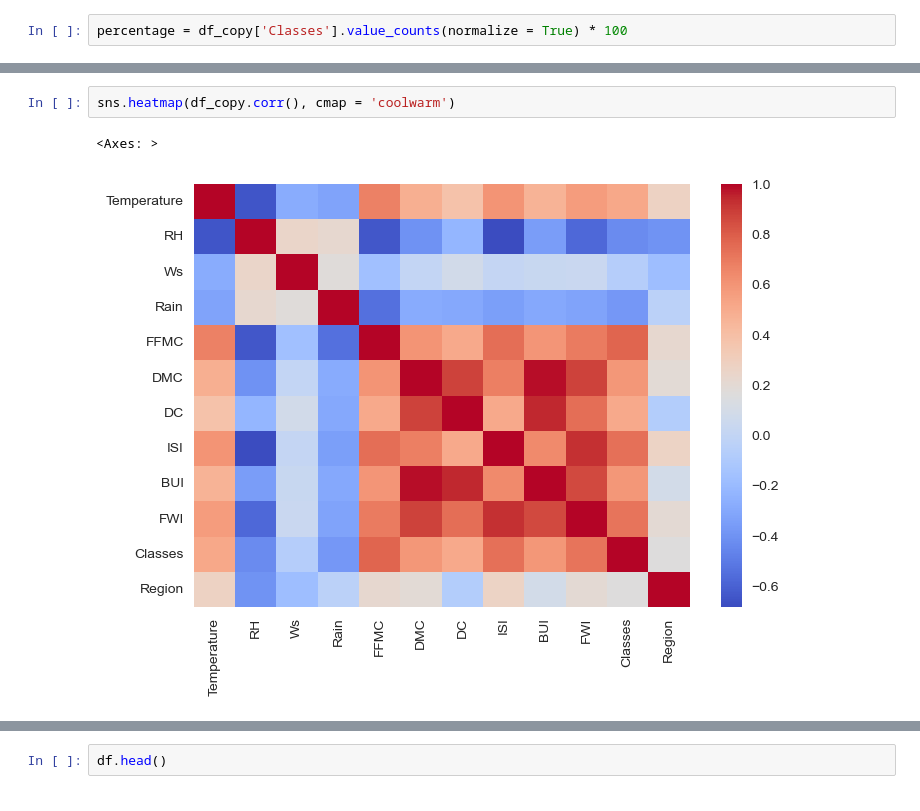
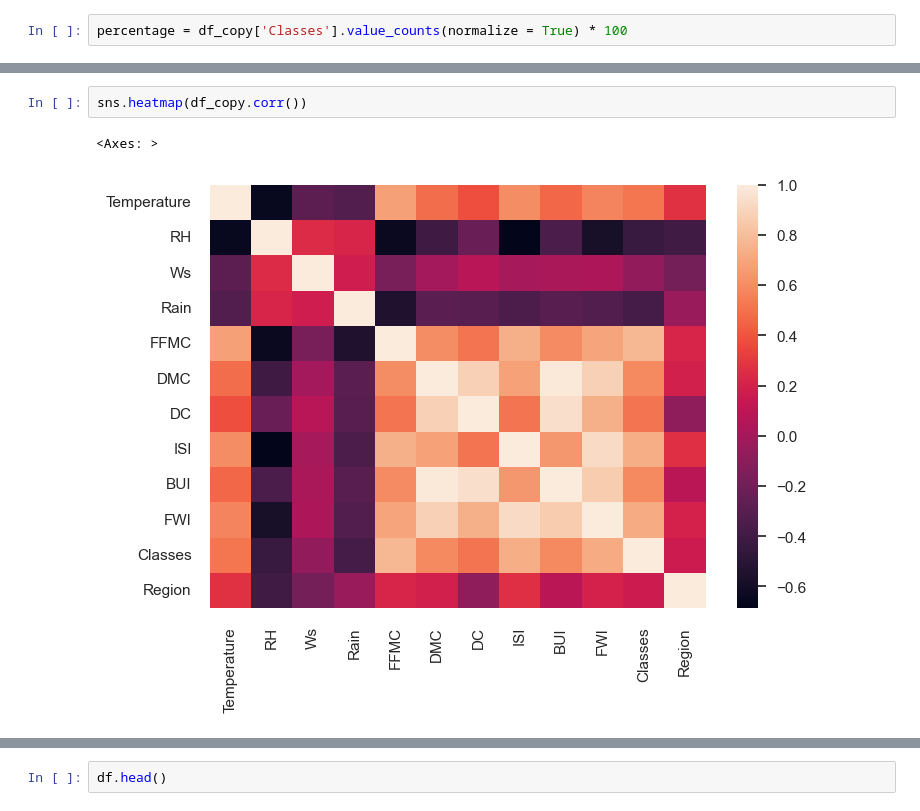
Before and after one commit to cyrolux123/Machine-Learning-Detailed, a Jupyter notebook: Regression/cleaning-dataset.ipynb, the cells around one changed output, grey strips where cells are left out. Drawn from its saved outputs; the diff is of its cells as text.

```diff
--- a/Regression/cleaning-dataset.ipynb
+++ b/Regression/cleaning-dataset.ipynb
@@ -386,9 +385,9 @@ df_copy.corr()
 | Classes | 0.516015 | -0.432161 | -0.069964 | -0.379097 | 0.769492 | 0.585658 | 0.511123 | 0.735197 | 0.586639 | 0.719216 | 1.000000 | ... |
 | Region | 0.269555 | -0.402682 | -0.181160 | -0.040013 | 0.222241 | 0.192089 | -0.078734 | 0.263197 | 0.089408 | 0.197102 | 0.162347 | ... |
 # %%
-sns.heatmap(df_copy.corr(), cmap = 'coolwarm')
+sns.heatmap(df_copy.corr())
 # %% [output]
 <Axes: >
-[figure, old version]
+[figure, new version]
 # %%
 ## Boxplot
```
Also changed, not shown: parts of 6 cells of this notebook.
